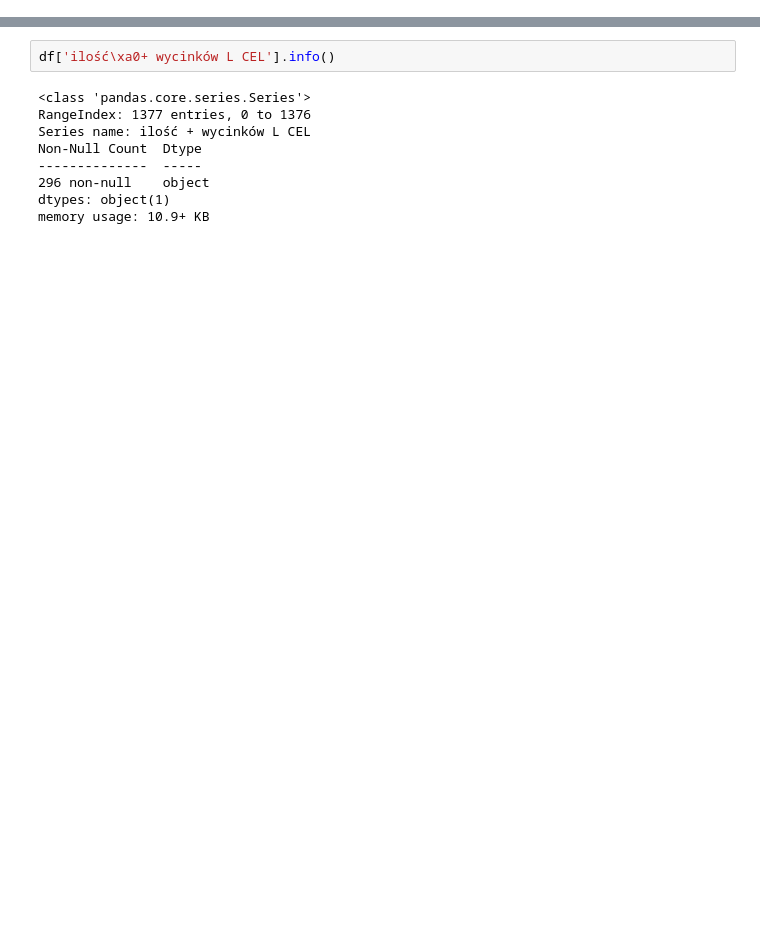
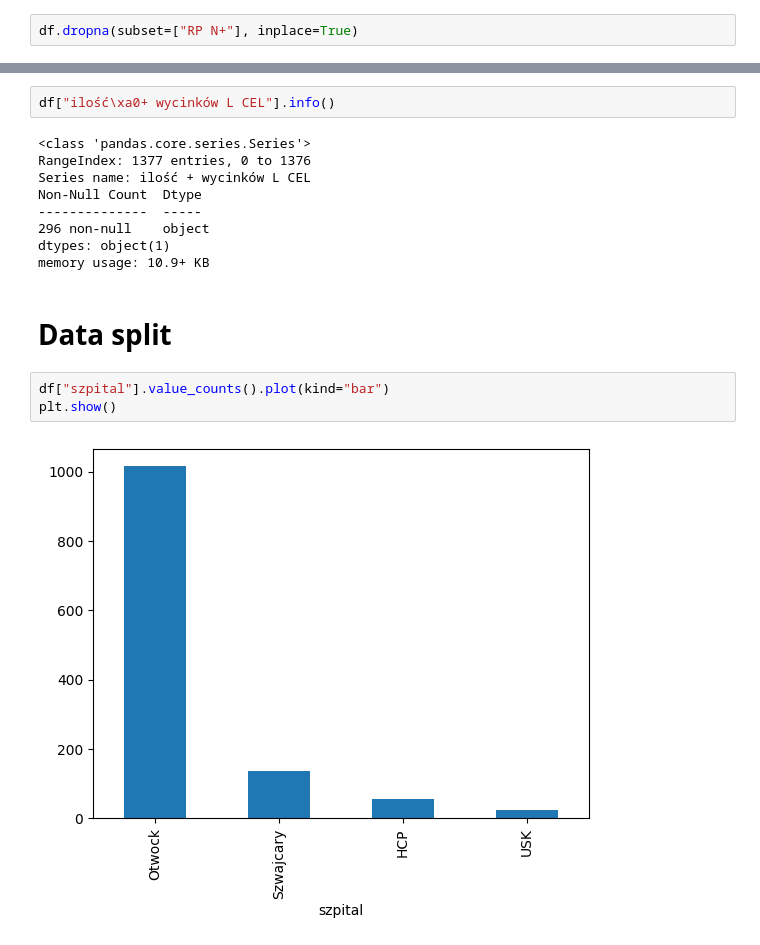
Before and after one commit to PiotrRenk/microscopic-epe-proj, a Jupyter notebook: notebooks/new_db_analysis.ipynb, the cells around one changed output, grey strips where cells are left out. Drawn from its saved outputs; the diff is of its cells as text; blank space fills up the shorter version.

Commit message:
standard naming, data splits

```diff
--- a/notebooks/new_db_analysis.ipynb
+++ b/notebooks/new_db_analysis.ipynb
@@ -84,0 +181,2 @@ df.columns.tolist()
+# %%
+df.dropna(subset=["RP N+"], inplace=True)
@@ -126,5 +244,5 @@ array(['6 6', '2 4', '3 6', '5 6', '4 6', '2 6', '12 12', '5 14', '5 8',
 # %%
-df['ilość\xa0+ wycinków L CEL'].info()
+df["ilość\xa0+ wycinków L CEL"].info()
 # %% [output]
 <class 'pandas.core.series.Series'>
 RangeIndex: 1377 entries, 0 to 1376
@@ -134,3 +252,10 @@ Non-Null Count  Dtype
 296 non-null    object
 dtypes: object(1)
 memory usage: 10.9+ KB
+# %% [markdown]
+# Data split
+# %%
+df["szpital"].value_counts().plot(kind="bar")
+plt.show()
+# %% [output]
+[figure, added]
```
Also changed, not shown: parts of 23 cells of this notebook, 1 other file.
